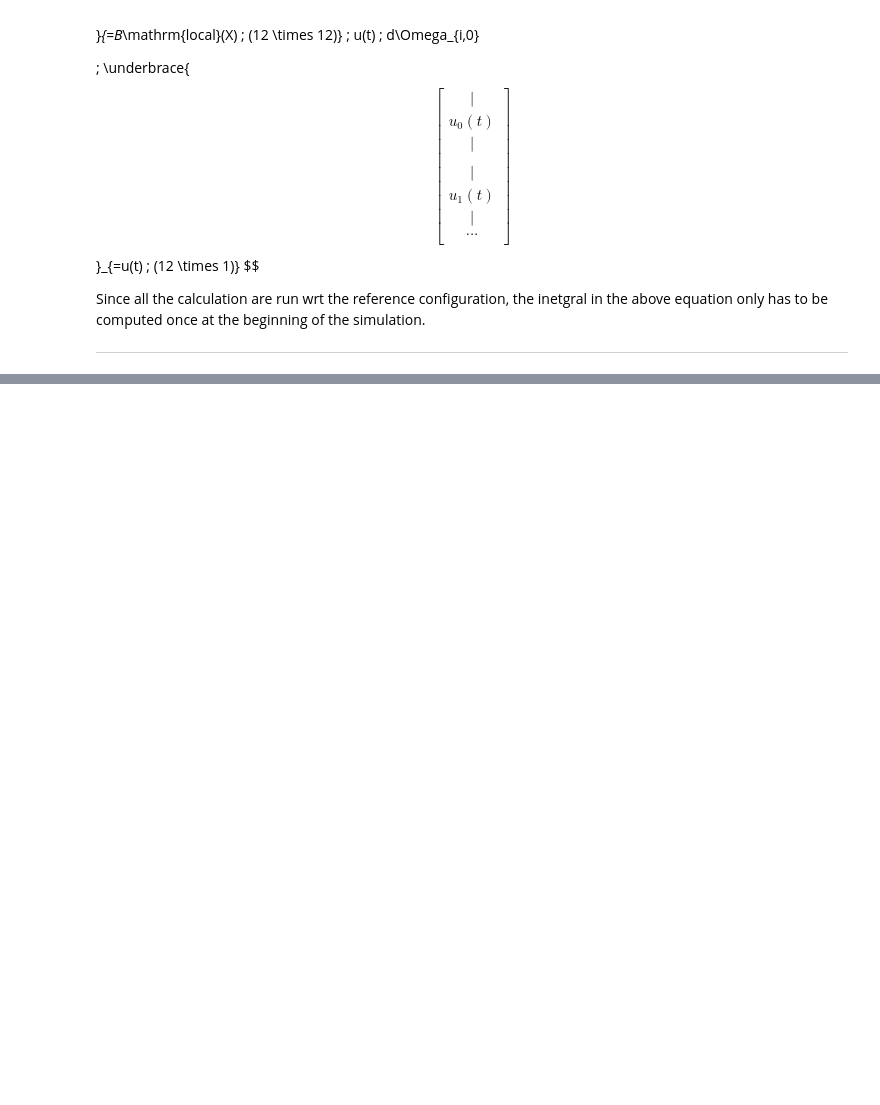
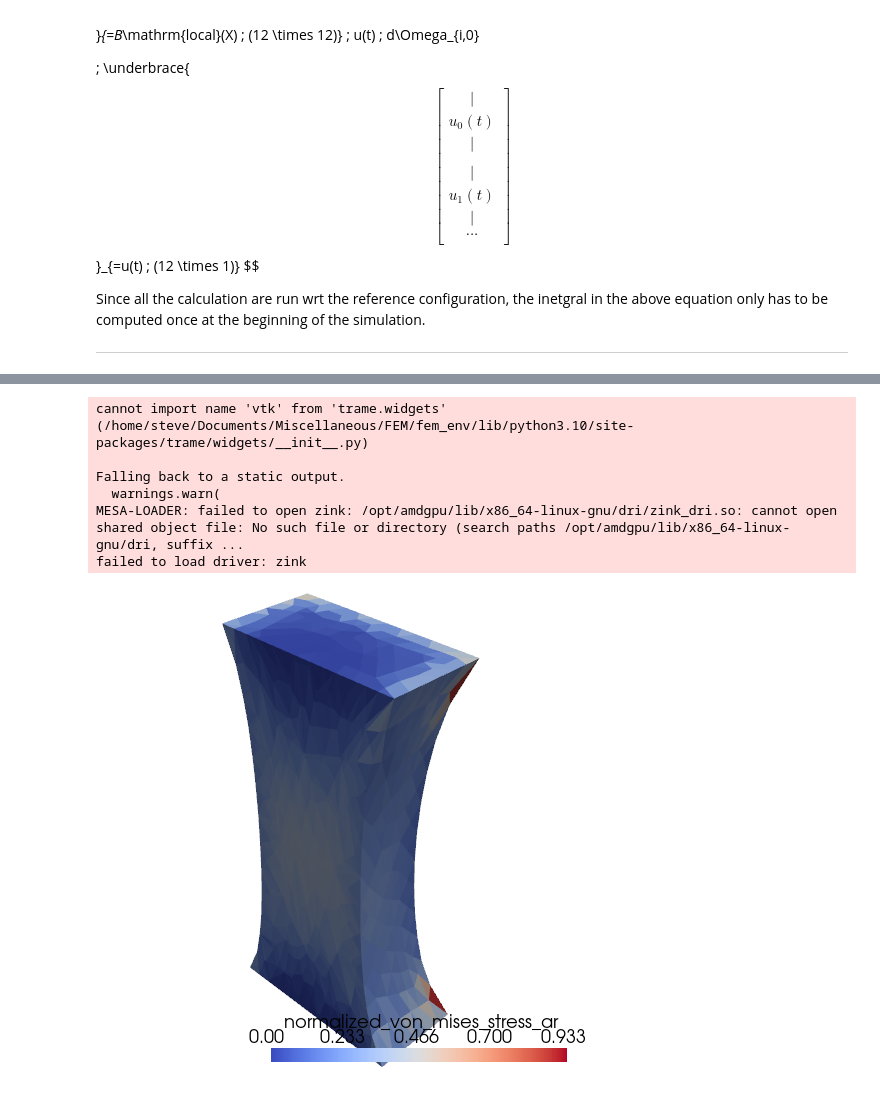
Before and after one commit to SteveRunser/fem, a Jupyter notebook: 5_3d_linear_elastic_solid.ipynb, the cells around one changed output, grey strips where cells are left out. Cells and saved outputs as stored; diff of their text form; code cells hidden in the pictures; blank space fills up the shorter version.

Commit message:
added static case 1 and vizualization

```diff
--- a/5_3d_linear_elastic_solid.ipynb
+++ b/5_3d_linear_elastic_solid.ipynb
@@ -744,7 +742,7 @@ $K_0$ is the local stiffness matrix of the system. The global stiffness matrix c
 # %%
 # Start by instantiating the poisson ratio and the young modulus of our elastic solid
 poisson_ratio = 0.3
-young_modulus = 1e6
+young_modulus = 1e4
 
 # Compute the Lame parameters
 lambda_ = young_modulus * poisson_ratio / ((1 + poisson_ratio) * (1 - 2 * poisson_ratio))
@@ -1119,0 +1412,48 @@ $$
+# %%
+def convert_mesh_to_ugrid(point_ar, cell_ar):
+    """
+        Function that converts a mesh to a vtkUnstructuredGrid object
+    """
+
+    # Create a vtkPoints object and add the points to it
+    points = vtk.vtkPoints()
+    for point in point_ar:
+        points.InsertNextPoint(point)
+
+    # Create a vtkUnstructuredGrid object
+    u_grid = vtk.vtkUnstructuredGrid()
+    u_grid.SetPoints(points)
+
+    # Create a vtkCellArray object and add the cells to it
+    for cell in cell_ar:
+        tetra = vtk.vtkTetra()
+        for i, point_id in enumerate(cell):
+            tetra.GetPointIds().SetId(i, point_id)
+        u_grid.InsertNextCell(tetra.GetCellType(), tetra.GetPointIds())
+
+    return u_grid
+
+# Convert the mesh to a vtkUnstructuredGrid object
+def_u_grid = convert_mesh_to_ugrid(def_point_ar, cell_ar)
+
+# Transform the vtk_unstructured_grid to a pyvista mesh
+pv_def_mesh = pv.wrap(def_u_grid)
+
+#Plot the Von-Mises stress
+pv_def_mesh.cell_data["normalized_von_mises_stress_ar"] = normalized_von_mises_stress_ar
+pv_clipped_def_mesh = pv_def_mesh.clip(normal=(1, 0, 0), origin=(0.5, 0.5, 0.5))
+
+
+# Create a plotter for Jupyter Notebooks
+pv.start_xvfb()  # Needed for some environments (e.g., remote servers)
+plotter = pv.Plotter(notebook=True, window_size=(500, 500))
+plotter.add_mesh(pv_clipped_def_mesh, scalars="normalized_von_mises_stress_ar", cmap="coolwarm")
+plotter.show()
+# %% [output]
+cannot import name 'vtk' from 'trame.widgets' (/home/steve/Documents/Miscellaneous/FEM/fem_env/lib/python3.10/site-packages/trame/widgets/__init__.py)
+
+Falling back to a static output.
+  warnings.warn(
+MESA-LOADER: failed to open zink: /opt/amdgpu/lib/x86_64-linux-gnu/dri/zink_dri.so: cannot open shared object file: No such file or directory (search paths /opt/amdgpu/lib/x86_64-linux-gnu/dri, suffix ...
+failed to load driver: zink
+[figure, added]
```
Also changed, not shown: parts of 14 cells of this notebook, 1 other file.
